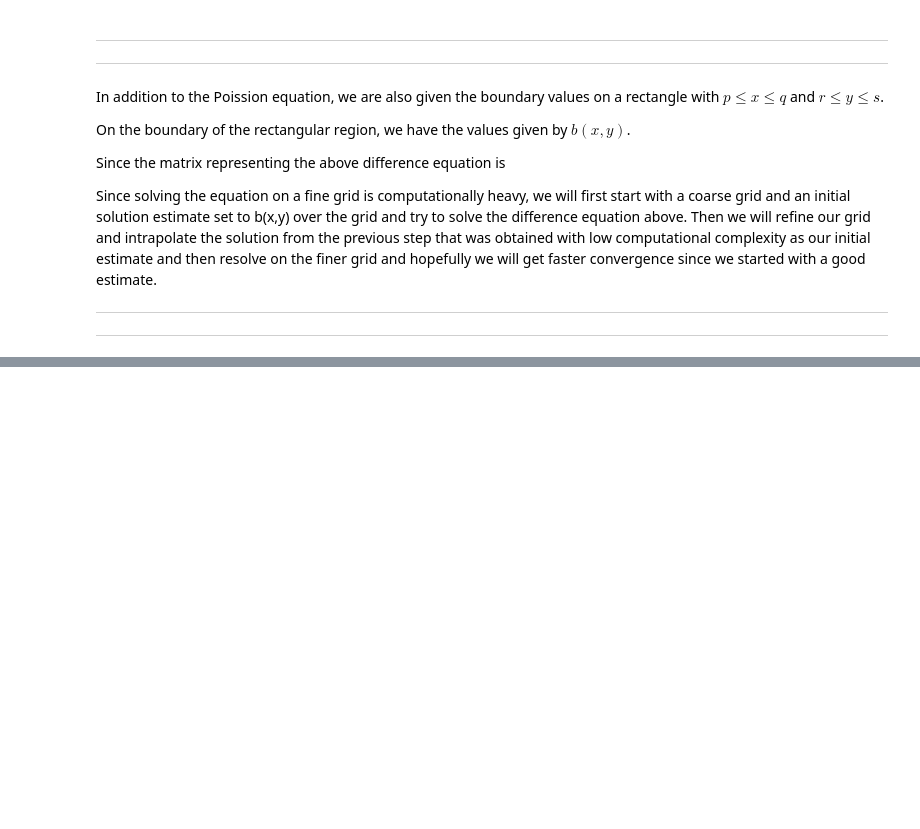
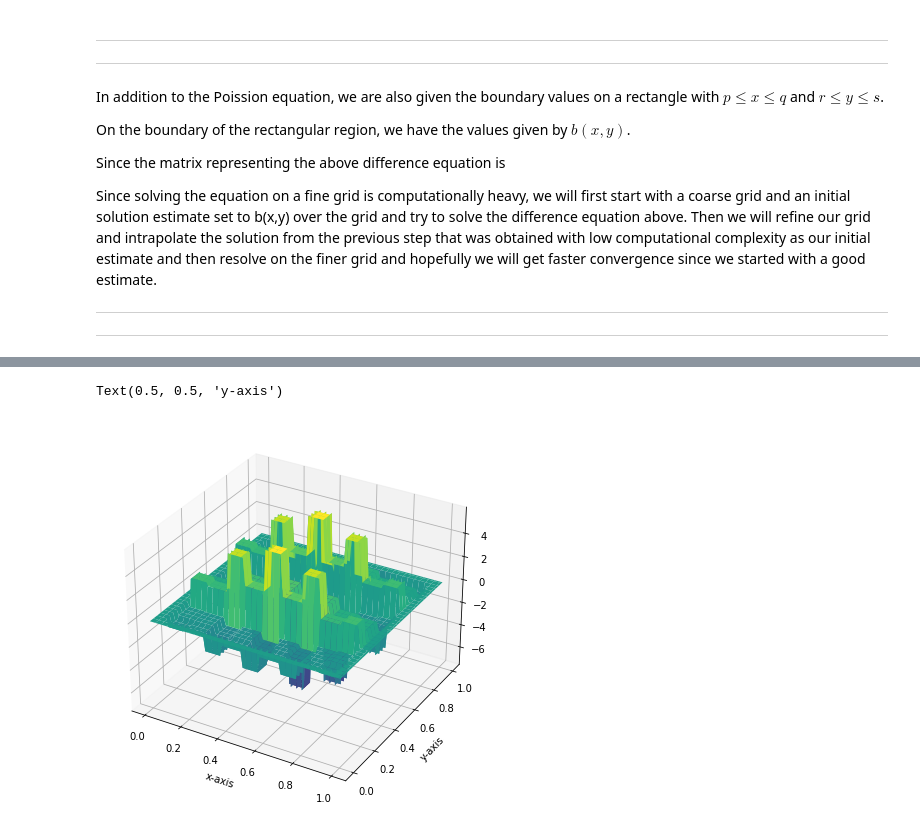
Before and after one commit to NeveIsa/MATH501, a Jupyter notebook: python/PoissionEquation.ipynb, the cells around one changed output, grey strips where cells are left out. Saved outputs shown, nothing was run; the diff lists cells and outputs as text; code cells hidden in the pictures; blank space fills up the shorter version.

```diff
--- a/python/PoissionEquation.ipynb
+++ b/python/PoissionEquation.ipynb
@@ -149,0 +161,20 @@ ax.plot_surface(xs,ys,fs, cmap="viridis")
+# %%
+xss,yss = getGrid(domain=domain, parts=(100,100))
+gss = g(xss,yss)
+fss = interpolate(fs)
+
+max_iters = 1000
+
+for i in tqdm(range(max_iters), ncols=70, colour="GREEN"):
+    fs = solve(fs,gs)
+
+
+fig = plt.figure()
+ax = plt.axes(projection='3d')
+
+ax.plot_surface(xss,yss,fss, cmap="viridis")
+ax.set_xlabel("x-axis")
+ax.set_ylabel("y-axis")
+# %% [output]
+Text(0.5, 0.5, 'y-axis')
+[figure, added]
```
Also changed, not shown: parts of 5 cells of this notebook.
